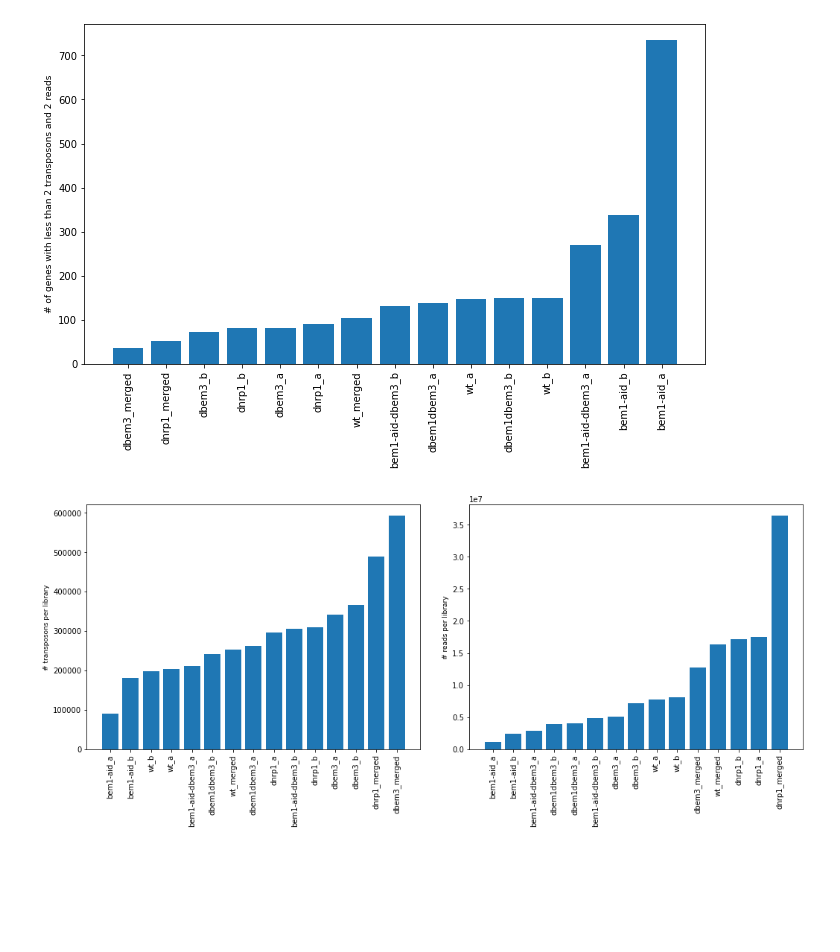
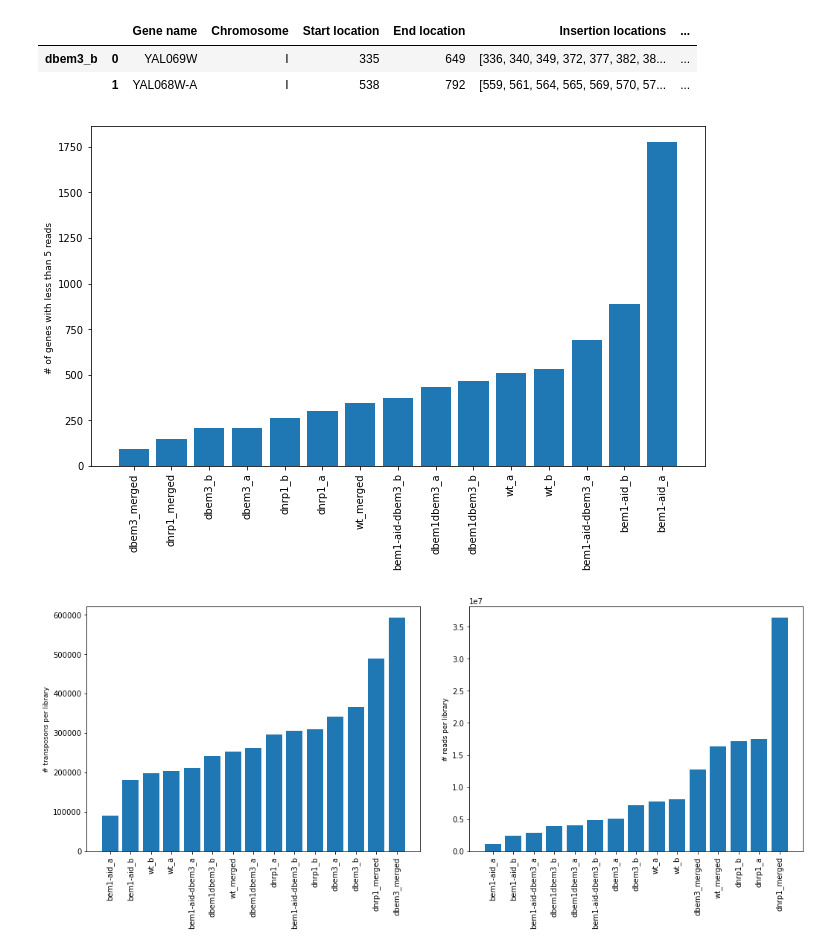
Before and after one commit to SATAY-LL/comparative-analysis-among-strains, a Jupyter notebook: src/analysis_evolutionary_trajectory.ipynb, the cells around one changed output. Saved outputs shown, nothing was run; the diff lists cells and outputs as text; code cells hidden in the pictures; blank space fills up the shorter version.

Commit message:
adding fit to the number of genes with less than 5 tr vs total number of tr

```diff
--- a/src/analysis_evolutionary_trajectory.ipynb
+++ b/src/analysis_evolutionary_trajectory.ipynb
@@ -32,26 +32,33 @@ for i in np.arange(0,len(pergene_files)):
     keys.append(pergene_files[i].split("/")[-1].split("_")[0]+"_"+pergene_files[i].split("/")[-1].split("_")[1])
 # %%
 list_data_pd=pd.concat(list_data,axis=0,keys=keys)
+# %%
+list_data_pd.head(2)
+# %% [output]
+|  |  | Gene name | Chromosome | Start location | End location | Insertion locations | ... |
+| dbem3_b | 0 | YAL069W | I | 335 | 649 | [336, 340, 349, 372, 377, 382, 38... | ... |
+|  | 1 | YAL068W-A | I | 538 | 792 | [559, 561, 564, 565, 569, 570, 57... | ... |
 # %%
 # Number of genes with less than 2 transposons and 2 reads in all mutants
-L=[]
+Q=[]
 for i in np.arange(0,len(keys)):
     tmp=(list_data_pd.loc[keys[i]])
-    L.append(len(tmp[(tmp.loc[:,"Insertions"]<2) & (tmp.loc[:,"Reads"]<2)]))
+    #L.append(len(tmp[(tmp.loc[:,"Insertions"]<5) & (tmp.loc[:,"Reads"]<2)]))
+    Q.append(len(tmp[(tmp.loc[:,"Insertions"]<5)]))
 # %%
-L_dict=dict(zip(keys,L))
+Q_dict=dict(zip(keys,Q))
 
-A={k: v for k, v in sorted(L_dict.items(), key=lambda item: item[1])}
+A={k: v for k, v in sorted(Q_dict.items(), key=lambda item: item[1])}
 
 fig = plt.figure(figsize=(10, 7))
 plt.bar(A.keys(),A.values())
 plt.xticks(rotation=90);
 
-plt.ylabel("# of genes with less than 2 transposons and 2 reads",fontsize=9)
+plt.ylabel("# of genes with less than 5 reads ",fontsize=9)
 plt.tight_layout(pad=3)
-plt.savefig("../figures/fig_number_genes_with_less_than_2_transposons_and_2_reads.png",dpi=300)
+#plt.savefig("../figures/fig_number_genes_with_less_than_5_reads.png",dpi=300)
 # %% [output]
-[figure, old version]
+[figure, new version]
 # %%
 # Number of transposons in each library
 L=[]
```
Also changed, not shown: parts of 3 cells of this notebook.
